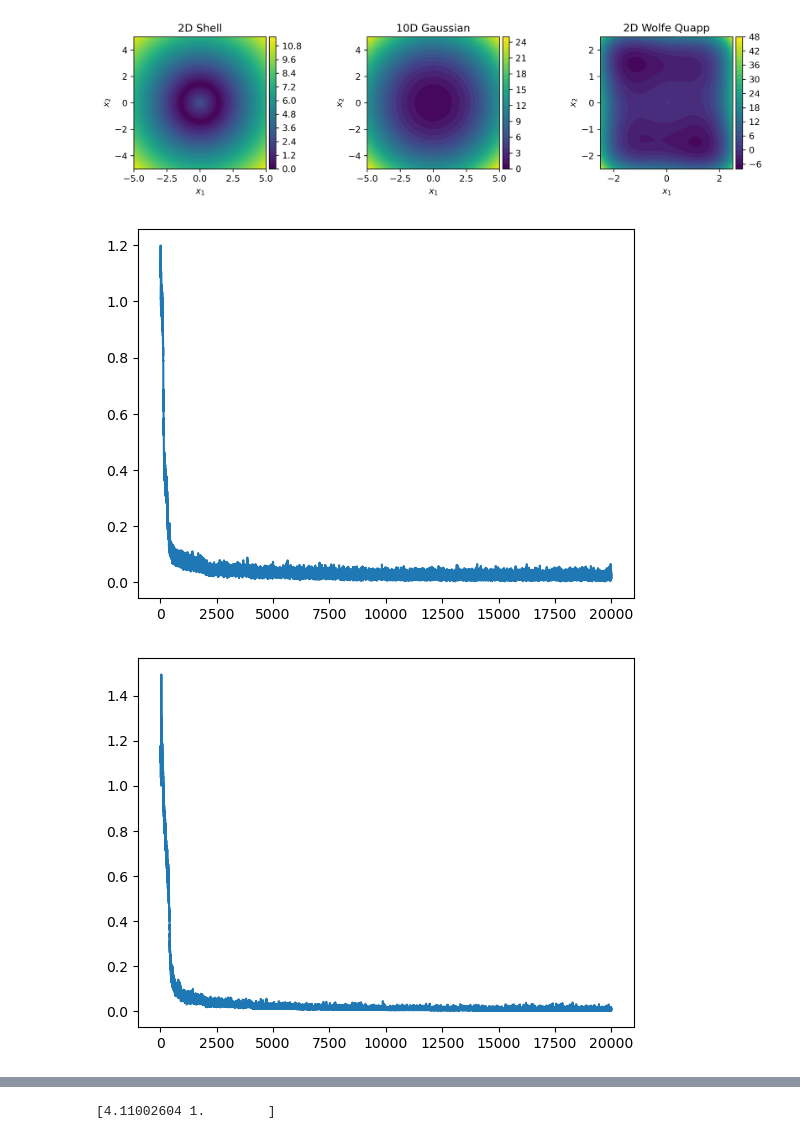
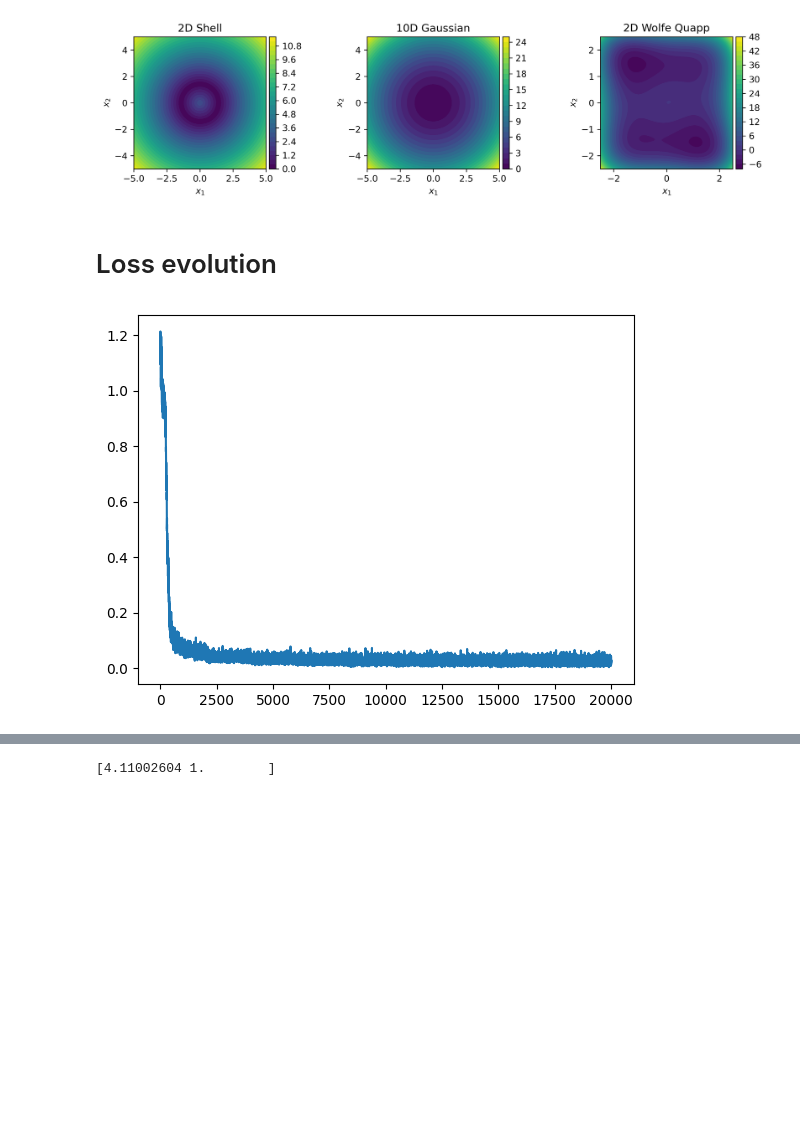
Before and after one commit to jakublala/md-neural-ode, a Jupyter notebook: plotting.ipynb, the cells around one changed output, grey strips where cells are left out. Cells and saved outputs as stored; diff of their text form; code cells hidden in the pictures; blank space fills up the shorter version.

Commit message:
added new plots

```diff
--- a/plotting.ipynb
+++ b/plotting.ipynb
@@ -1024,30 +1024,33 @@ plt.show()
 # %% [output]
 (100, 100)
 [figure]
+# %% [markdown]
+# Loss evolution
 # %%
 import numpy as np
 import matplotlib.pyplot as plt
 # read text file into a list of floats
-for i in range(1,5+1):
-    with open(f'results/wofe_quapp/{i}_loss.txt', 'r') as f:
-        lines = f.readlines()
-        loss = [float(line.strip()) for line in lines]
+train_size = [100, 500, 1000, 2000]
+for t in train_size:
+    for i in range(1,5+1):
+        with open(f'results/wofe_quapp/{t}/{i}_loss.txt', 'r') as f:
+            lines = f.readlines()
+            loss = [float(line.strip()) for line in lines]
 
-    #plot loss
-    plt.plot(loss)
-    # plt.xlim(5000, 10000)
-    # plt.ylim(0, 0.1)
-    plt.show()
+        #plot loss
+        plt.plot(loss)
+        # plt.xlim(5000, 10000)
+        # plt.ylim(0, 0.1)
+        plt.show()
 
 # with open('results/2d_shell/fully_trained/1_loss.txt', 'r') as f:
 #     lines = f.readlines()
 #     loss = [float(line.strip()) for line in lines]
 
 # #plot loss
 # plt.plot(loss)
 # # plt.xlim(5000, 10000)
 # plt.ylim(0, 0.01)
 # plt.show()
 # %% [output]
-[figure, old version]
+[figure, new version]
-[figure, removed]
```
Also changed, not shown: parts of 2 cells of this notebook, 9 other files.
